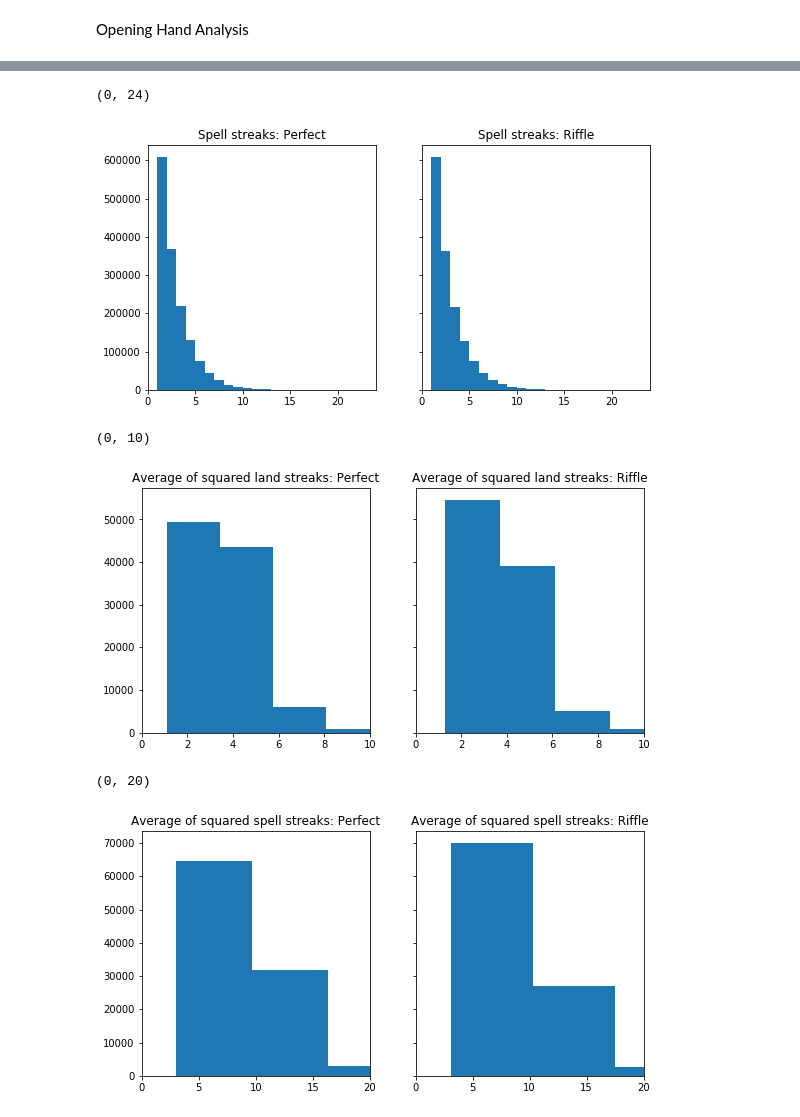
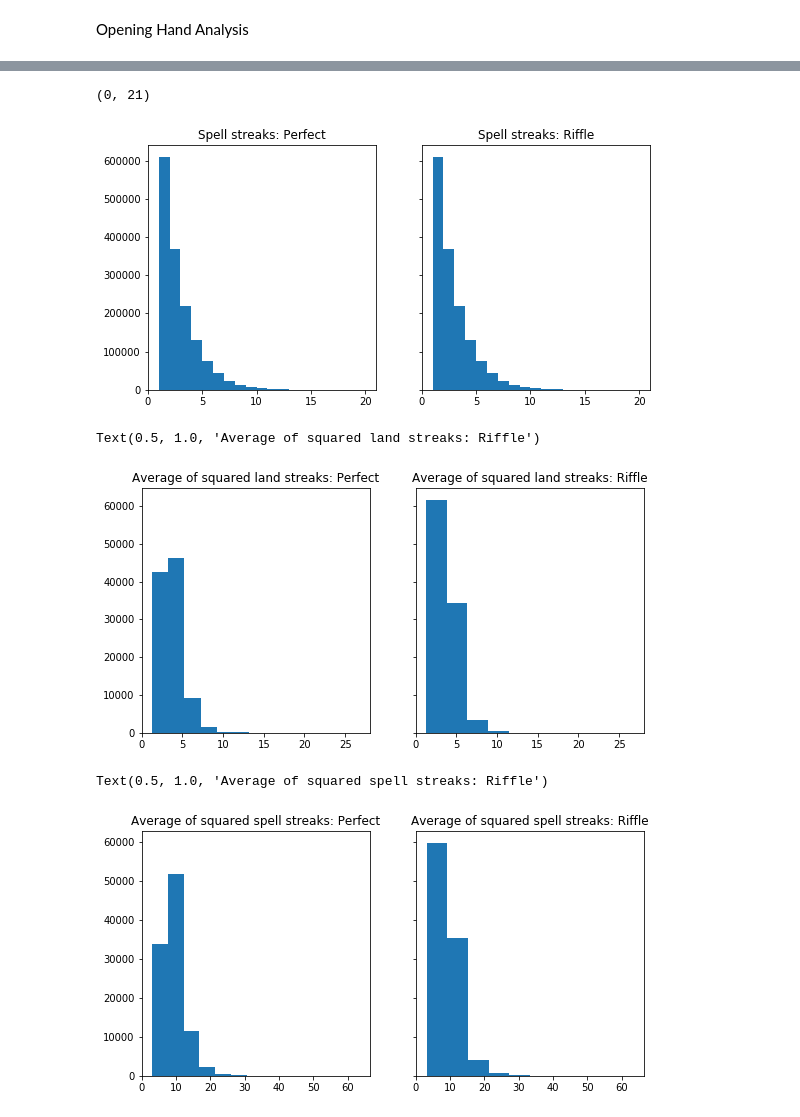
Before and after one commit to juanibiapina/shuffle, a Jupyter notebook: Shuffle Analysis.ipynb, the cells around one changed output, grey strips where cells are left out. Saved outputs shown, nothing was run; the diff lists cells and outputs as text; code cells hidden in the pictures.

```diff
--- a/Shuffle Analysis.ipynb
+++ b/Shuffle Analysis.ipynb
@@ -34,6 +34,7 @@ def get_random_number_for_right_deck(n: int, seed: int=None, ) -> int:
     """
     random = sklearn.utils.check_random_state(seed=seed, )
 
+    return cards // 2
     return random.randint(low=1, high=n, )
 
 def should_drop_from_right_deck(n_left: int, n_right:int, seed: int=None, ) -> bool:
@@ -66,11 +67,14 @@ def should_drop_from_right_deck(n_left: int, n_right:int, seed: int=None, ) -> b
     ValueError: Either `n_left` or `n_right` (or both) must be greater than zero.
     """
     if n_left > 0 and n_right > 0:
-        # There are cards left in both sub-decks, so pick a
-        # sub-deck with the correct probability
         random = sklearn.utils.check_random_state(seed=seed, )
         value = random.random_sample()
-        probability = n_right / (n_left + n_right)
+        card_diff = n_right - n_left
+        if card_diff < -4:
+            card_diff = -4
+        if card_diff > 4:
+            card_diff = 4
+        probability = 0.5 + (card_diff * 0.1)
         boolean = (value <= probability)
         return boolean
     elif n_left == 0 and n_right > 0:
@@ -142,7 +146,7 @@ def riffle(deck: np.array, seed: int=None, ) -> np.array:
 
 def riffle_shuffle(deck: np.array, seed: int=None, ) -> np.array:
     new_deck = deck
-    for i in range(7):
+    for i in range(5):
         new_deck = riffle(deck=new_deck, seed=seed)
     return new_deck
 # %% [markdown]
@@ -296,34 +300,30 @@ axes[1].hist(data, bins=[0, 1, 2, 3, 4, 5, 6, 7, 8, 9, 10, 11, 12, 13, 14, 15])
 axes[1].set_title("Spell streaks: Riffle")
 axes[1].set_xlim((0, max(data)))
 # %% [output]
-(0, 24)
+(0, 21)
-[figure, old version]
+[figure, new version]
 # %%
 fig, axes = plt.subplots(1, 2, sharex=True, sharey=True, figsize=(9, 4.5))
 
 axes[0].hist(p_avg1_land_streaks)
 axes[0].set_title("Average of squared land streaks: Perfect")
-axes[0].set_xlim((0, 10))
 
 axes[1].hist(avg1_land_streaks)
 axes[1].set_title("Average of squared land streaks: Riffle")
-axes[1].set_xlim((0, 10))
 # %% [output]
-(0, 10)
+Text(0.5, 1.0, 'Average of squared land streaks: Riffle')
-[figure, old version]
+[figure, new version]
 # %%
 fig, axes = plt.subplots(1, 2, sharex=True, sharey=True, figsize=(9, 4.5))
 
 axes[0].hist(p_avg1_spell_streaks)
 axes[0].set_title("Average of squared spell streaks: Perfect")
-axes[0].set_xlim((0, 20))
 
 axes[1].hist(avg1_spell_streaks)
 axes[1].set_title("Average of squared spell streaks: Riffle")
-axes[1].set_xlim((0, 20))
 # %% [output]
-(0, 20)
+Text(0.5, 1.0, 'Average of squared spell streaks: Riffle')
-[figure, old version]
+[figure, new version]
 # %%
 fig, axes = plt.subplots(1, 2, sharex=True, sharey=True, figsize=(9, 4.5))
 
```
Also changed, not shown: parts of 8 cells of this notebook.
